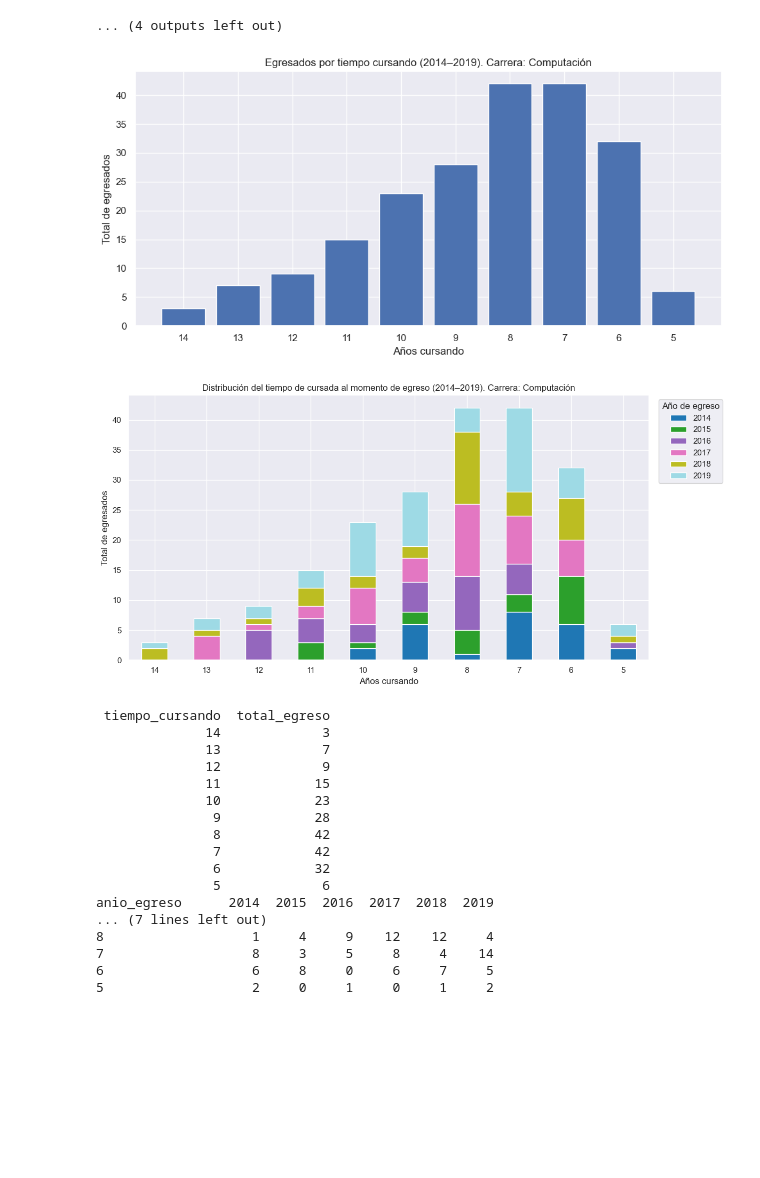
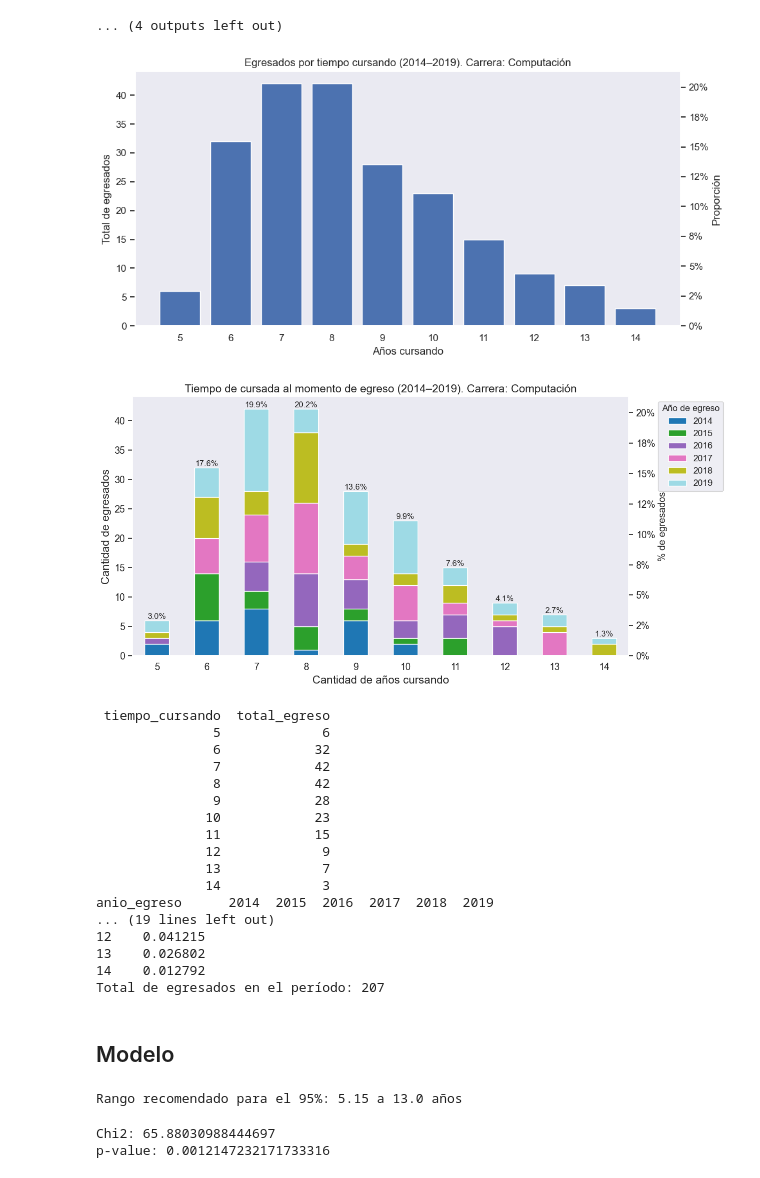
Before and after one commit to solcalloni/modelos-para-prediccion-de-abandono, a Jupyter notebook: packages/exploratory-data-analysis/FCEN_2005_2025/03-analisis_por_carrera_compu.ipynb, the cells around one changed output. Saved outputs shown, nothing was run; the diff lists cells and outputs as text; code cells hidden in the pictures; blank space fills up the shorter version.

```diff
--- a/packages/exploratory-data-analysis/FCEN_2005_2025/03-analisis_por_carrera_compu.ipynb
+++ b/packages/exploratory-data-analysis/FCEN_2005_2025/03-analisis_por_carrera_compu.ipynb
@@ -126,24 +126,59 @@ for anio in range(2014, 2020):
     egresados = pd.read_csv(f'../../../assets/datos_agrupados/computacion/resumen_egresados_computacion_{anio}.csv')
     egresados_computacion_2014_2019 = pd.concat([egresados_computacion_2014_2019, egresados])
 # %%
-plot_tiempo_cursando(egresados_computacion_2014_2019, 'Computación', anio_desde=2014, anio_hasta=2019)
+total_por_tiempo, resumen_por_cohorte, promedio_ponderado = plot_tiempo_cursando(egresados_computacion_2014_2019, 'Computación', anio_desde=2014, anio_hasta=2019)
 # %% [output]
-[figure, old version]
+[figure, new version]
-[figure, old version]
+[figure, new version]
  tiempo_cursando  total_egreso
+               5             6
+               6            32
+               7            42
+               8            42
+               9            28
+              10            23
+              11            15
+              12             9
+              13             7
               14             3
-              13             7
-              12             9
-              11            15
-              10            23
-               9            28
-               8            42
-               7            42
-               6            32
-               5             6
 anio_egreso      2014  2015  2016  2017  2018  2019
-... (7 lines left out)
-8                   1     4     9    12    12     4
-7                   8     3     5     8     4    14
-6                   6     8     0     6     7     5
-5                   2     0     1     0     1     2
+... (19 lines left out)
+12    0.041215
+13    0.026802
+14    0.012792
+Total de egresados en el período: 207
+# %% [markdown]
+## Modelo
+# %%
+import numpy as np
+# 1. Creamos la serie expandida de años
+datos_expandidos = np.repeat(total_por_tiempo['tiempo_cursando'], total_por_tiempo['total_egreso'])
+
+# 2. Calculamos los límites del 95% (dejamos fuera 2.5% de cada lado)
+limite_inferior = np.percentile(datos_expandidos, 2.5)
+limite_superior = np.percentile(datos_expandidos, 97.5)
+
+print(f"Rango recomendado para el 95%: {limite_inferior} a {limite_superior} años")
+
+# 3. Filtramos el DataFrame original
+df_filtrado = total_por_tiempo[
+    (total_por_tiempo['tiempo_cursando'] >= limite_inferior) &
+    (total_por_tiempo['tiempo_cursando'] <= limite_superior)
+]
+# %% [output]
+Rango recomendado para el 95%: 5.15 a 13.0 años
+# %%
+from scipy.stats import chi2_contingency
+
+resumen_por_cohorte_95 = resumen_por_cohorte[
+    (resumen_por_cohorte.index >= limite_inferior) &
+    (resumen_por_cohorte.index <= limite_superior)
+]
+
+chi2, p, dof, expected = chi2_contingency(resumen_por_cohorte_95)
+
+print("Chi2:", chi2)
+print("p-value:", p)
+# %% [output]
+Chi2: 65.88030988444697
+p-value: 0.0012147232171733316
```
Also changed, not shown: parts of 9 cells of this notebook, 4 other files.
